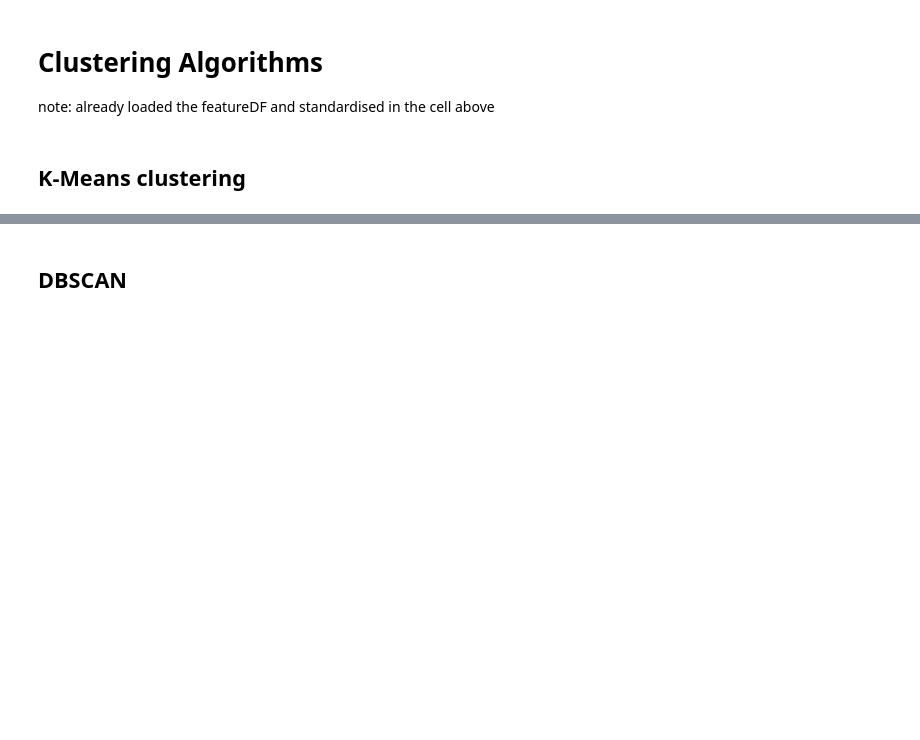
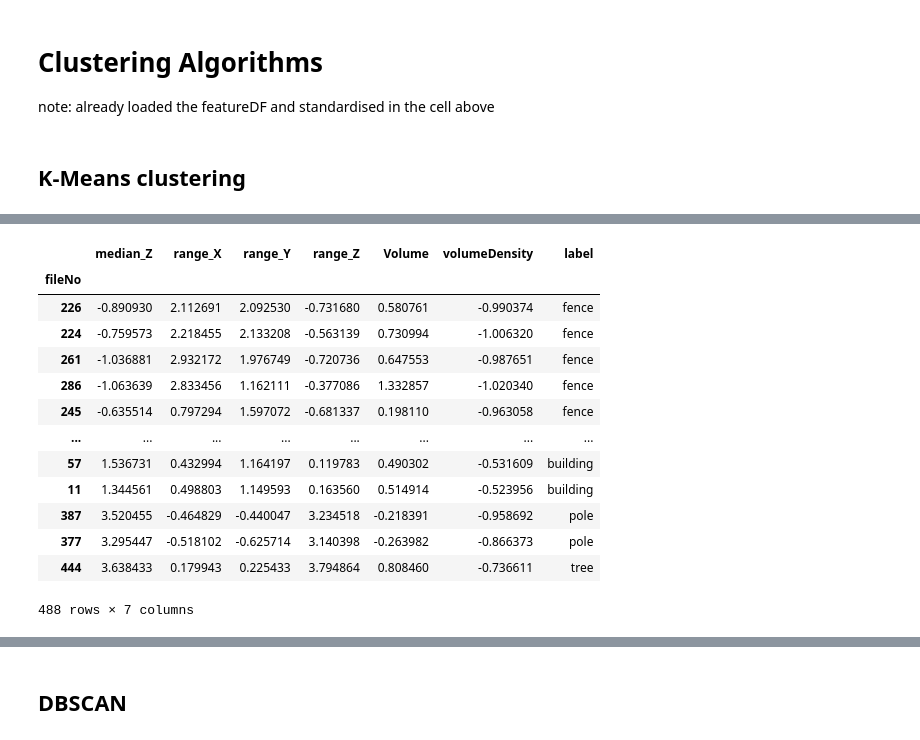
Before and after one commit to pratyush1611/GEO5017_Assignments, a Jupyter notebook: asg01.ipynb, the cells around one changed output, grey strips where cells are left out. Drawn from its saved outputs; the diff is of its cells as text; code cells hidden in the pictures; blank space fills up the shorter version.

```diff
--- a/asg01.ipynb
+++ b/asg01.ipynb
@@ -151,0 +166,4 @@ sns.pairplot(data=featureDF, hue="label")
+# %%
+# load df's
+featureDF = pd.read_pickle('./scene_objects/featureData.pkl')
+standardFeatureDF = pd.read_pickle('./scene_objects/standardFeatureData.pkl')
@@ -194,16 +285,3 @@ Some other sources:
 ### To Think in heirarchical clustering:
 * Which type of heirarchical clustering are we doing: lets begin with agglomerative clustering
 * Within the selected type what distance metrics are we using
-# %%
-from sklearn.metrics.pairwise import euclidean_distances as eucDist
-from scipy.spatial import distance_matrix
-tempDF = standardFeatureDF.iloc[:,:-1].copy()
-
-def heirarch_clust(dataDF):
-    distances = eucDist(standardFeatureDF.drop('label', axis=1))
-
-    pass
-
-
-distMatDF = pd.DataFrame( distance_matrix(tempDF.values, tempDF.values), index = tempDF.index, columns = tempDF.index)
-distMatDF
@@ -224,0 +405,20 @@ distMatDF
+# %%
+clustCheck = hierarchical(standardFeatureDF)
+clustersList = clustCheck[list(clustCheck.keys())[-1]]["fullnodes"]
+
+def flatten(l):
+    try:
+        return flatten(l[0]) + (flatten(l[1:]) if len(l) > 1 else []) if type(l) is list else [l]
+    except IndexError:
+        return []
+
+# clusters are hardcoded in the following variables
+cluster1Indices = flatten(clustersList[0][0][0][0])
+cluster2Indices = flatten(clustersList[0][0][0][1])
+cluster3Indices = flatten(clustersList[0][0][1])
+cluster4Indices = flatten(clustersList[0][1])
+cluster5Indices = flatten(clustersList[1])
+
+
+HierarchicalClusters = [standardFeatureDF.loc[i] for i in [cluster1Indices,cluster2Indices,cluster3Indices,cluster4Indices,cluster5Indices] ]
+HierarchicalClusters
@@ -224,0 +443,17 @@ distMatDF
+# %%
+HierarchicalClusters[0]
+# %% [output]
+|  | median_Z | range_X | range_Y | range_Z | Volume | volumeDensity | label |
+| fileNo |  |  |  |  |  |  |  |
+| 226 | -0.890930 | 2.112691 | 2.092530 | -0.731680 | 0.580761 | -0.990374 | fence |
+| 224 | -0.759573 | 2.218455 | 2.133208 | -0.563139 | 0.730994 | -1.006320 | fence |
+| 261 | -1.036881 | 2.932172 | 1.976749 | -0.720736 | 0.647553 | -0.987651 | fence |
+| 286 | -1.063639 | 2.833456 | 1.162111 | -0.377086 | 1.332857 | -1.020340 | fence |
+| 245 | -0.635514 | 0.797294 | 1.597072 | -0.681337 | 0.198110 | -0.963058 | fence |
+| ... | ... | ... | ... | ... | ... | ... | ... |
+| 57 | 1.536731 | 0.432994 | 1.164197 | 0.119783 | 0.490302 | -0.531609 | building |
+| 11 | 1.344561 | 0.498803 | 1.149593 | 0.163560 | 0.514914 | -0.523956 | building |
+| 387 | 3.520455 | -0.464829 | -0.440047 | 3.234518 | -0.218391 | -0.958692 | pole |
+| 377 | 3.295447 | -0.518102 | -0.625714 | 3.140398 | -0.263982 | -0.866373 | pole |
+| 444 | 3.638433 | 0.179943 | 0.225433 | 3.794864 | 0.808460 | -0.736611 | tree |
+488 rows × 7 columns
```
Also changed, not shown: parts of 28 cells of this notebook.
